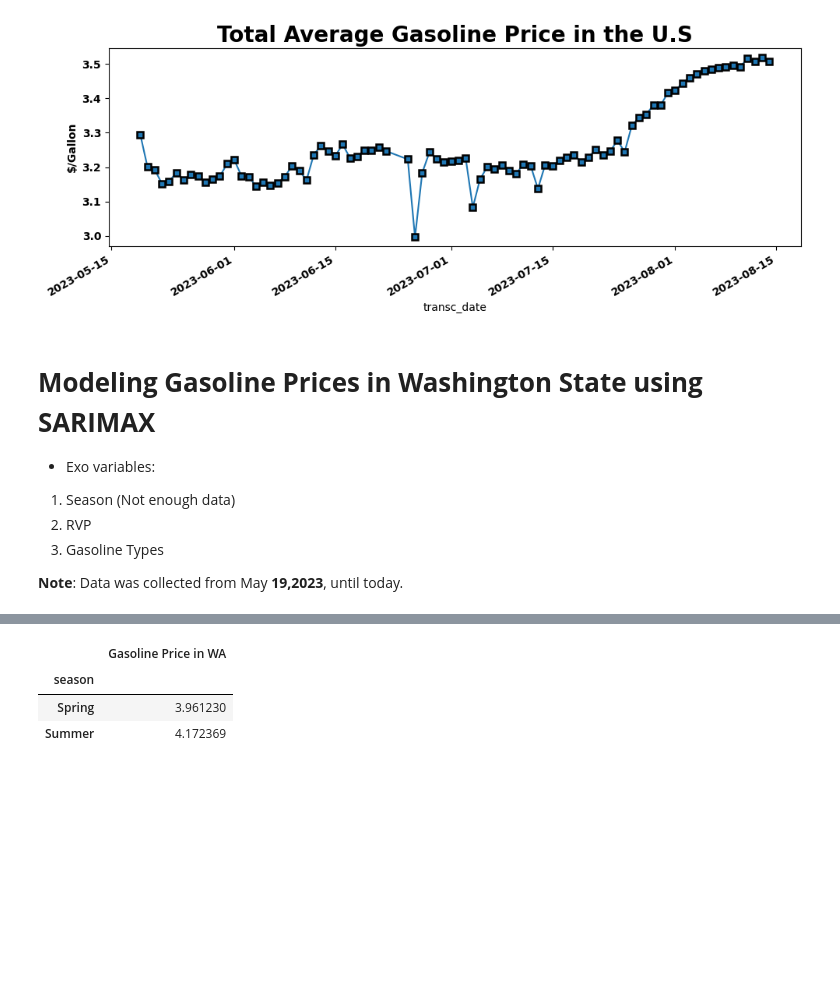
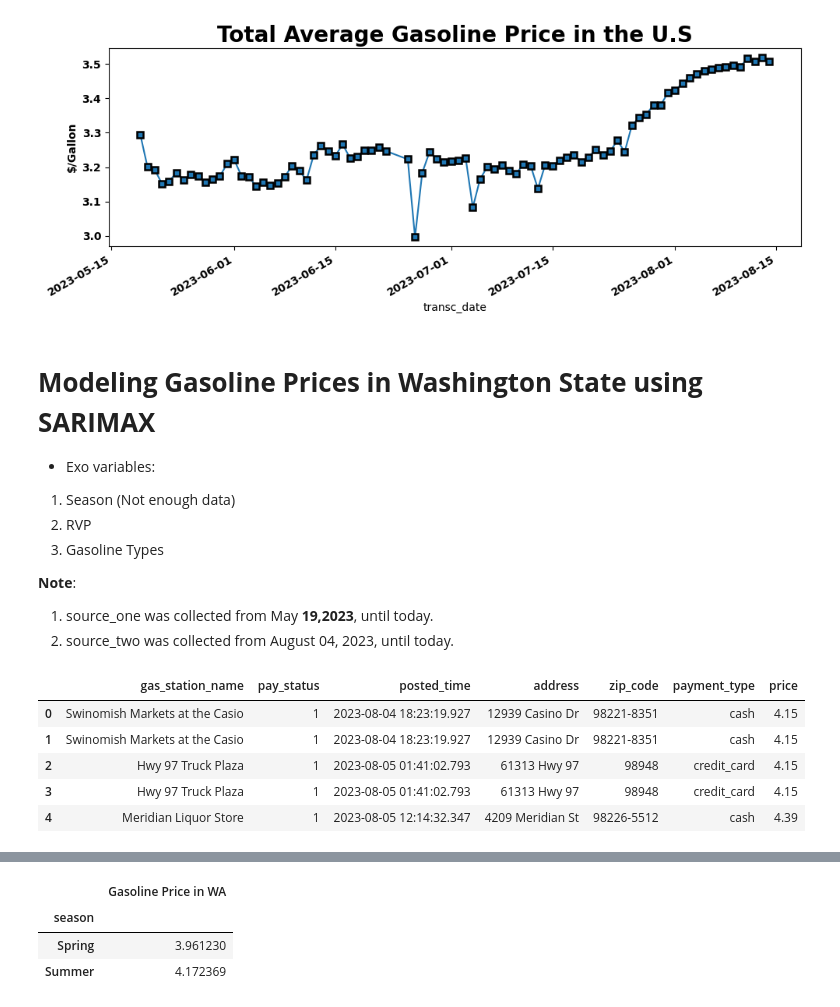
Before and after one commit to OdinProjectI/GasolinePricesAnalysis, a Jupyter notebook: ODINProjectGasolinePricesAnalysis.ipynb, the cells around one changed output, grey strips where cells are left out. Drawn from its saved outputs; the diff is of its cells as text; code cells hidden in the pictures; blank space fills up the shorter version.

```diff
--- a/ODINProjectGasolinePricesAnalysis.ipynb
+++ b/ODINProjectGasolinePricesAnalysis.ipynb
@@ -256,4 +258,34 @@ plt.tight_layout()
 2. RVP
 3. Gasoline Types
 
-**Note**: Data was collected from May **19,2023**, until today.
+**Note**:
+1. source_one was collected from May **19,2023**, until today.
+2. source_two was collected from August 04, 2023, until today.
+# %%
+query: str = f"""
+                /*
+                    Gasoline price in State of Washington
+                */
+                SELECT
+                    g.gas_station_name,
+                    g.pay_status,
+                    g.posted_time,
+                    g.address,
+                    g.zip_code,
+                    g.payment_type,
+                    g.price
+
+                FROM {mssql_func_one}('WA') g ORDER BY CAST( posted_time AS DATETIME ) ASC
+
+            """
+
+
+wa_prices_source2: 'DATAFRAME' = pd.read_sql(query, con=con2) # Source 2
+wa_prices_source2.head()
+# %% [output]
+|  | gas_station_name | pay_status | posted_time | address | zip_code | payment_type | price |
+| 0 | Swinomish Markets at the Casio | 1 | 2023-08-04 18:23:19.927 | 12939 Casino Dr | 98221-8351 | cash | 4.15 |
+| 1 | Swinomish Markets at the Casio | 1 | 2023-08-04 18:23:19.927 | 12939 Casino Dr | 98221-8351 | cash | 4.15 |
+| 2 | Hwy 97 Truck Plaza | 1 | 2023-08-05 01:41:02.793 | 61313 Hwy 97 | 98948 | credit_card | 4.15 |
+| 3 | Hwy 97 Truck Plaza | 1 | 2023-08-05 01:41:02.793 | 61313 Hwy 97 | 98948 | credit_card | 4.15 |
+| 4 | Meridian Liquor Store | 1 | 2023-08-05 12:14:32.347 | 4209 Meridian St | 98226-5512 | cash | 4.39 |
```
Also changed, not shown: parts of 6 cells of this notebook.
